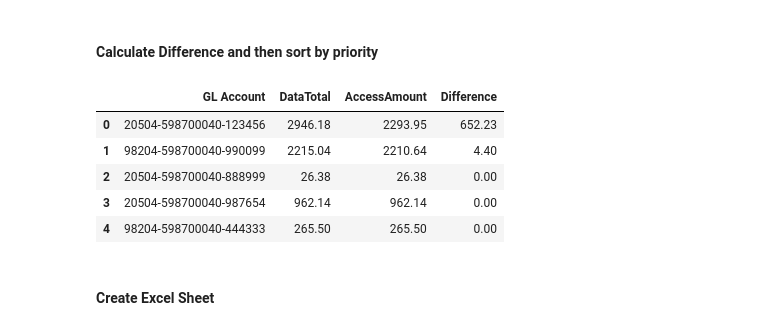
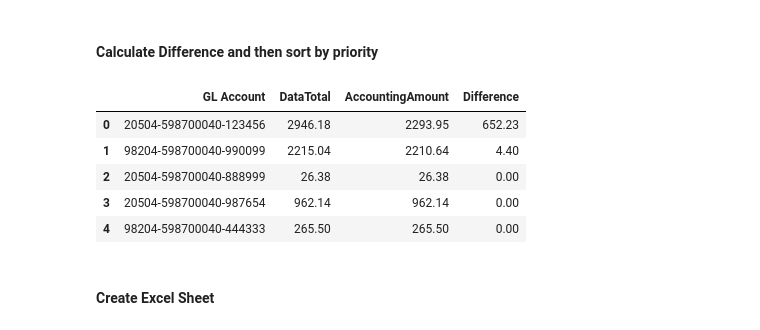
Before and after one commit to ScottySchmidt/accounting-finance-analyst, a Jupyter notebook: AccERP.ipynb, the cells around one changed output. Cells and saved outputs as stored; diff of their text form; code cells hidden in the pictures.

```diff
--- a/AccERP.ipynb
+++ b/AccERP.ipynb
@@ -4,5 +4,5 @@ Put location of data and access csv files below.
 # %%
-access=r'/kaggle/input/accounts/access.csv'
+shadow=r'/kaggle/input/accounts/access.csv'
 data=r'/kaggle/input/accounts/data.csv'
 # %% [markdown]
 #### Change nothing below:
@@ -20,7 +20,7 @@ Can be in the form of Access, SQL, Excel, or another software that can export to
 # %%
 import pandas as pd
 
-aDF=pd.read_csv(access)
+aDF=pd.read_csv(shadow)
 aDF.head()
 # %% [output]
 |  | VOUCHER# | VOUCHER DATE | PROCESS DATE | INVOICE# | INVOICE DATE | VENDOR | AMOUNT | DESCRIPTION | VOU# | ... |
@@ -218,6 +218,6 @@ df.head()
 #### Join Data by GL Account
 # %%
 finalDF=pd.merge(df, aDF, on='GL Account')
-finalDF=finalDF.rename(columns={"AMOUNT":"AccessAmount"})
+finalDF=finalDF.rename(columns={"AMOUNT":"AccountingAmount"})
 finalDF.head()
 # %% [output]
@@ -250,10 +250,10 @@ finalDF.head()
 # %% [markdown]
 #### Calculate Difference and then sort by priority
 # %%
-finalDF = finalDF.assign(Difference = finalDF['DataTotal'] - finalDF['AccessAmount']).sort_values(by=['Difference'], ascending=False).reset_index(drop=True)
+finalDF = finalDF.assign(Difference = finalDF['DataTotal'] - finalDF['AccountingAmount']).sort_values(by=['Difference'], ascending=False).reset_index(drop=True)
 finalDF.head()
 # %% [output]
-|  | GL Account | DataTotal | AccessAmount | Difference |
+|  | GL Account | DataTotal | AccountingAmount | Difference |
 | 0 | 20504-598700040-123456 | 2946.18 | 2293.95 | 652.23 |
 | 1 | 98204-598700040-990099 | 2215.04 | 2210.64 | 4.40 |
 | 2 | 20504-598700040-888999 | 26.38 | 26.38 | 0.00 |
```
Also changed, not shown: parts of 13 cells of this notebook.
